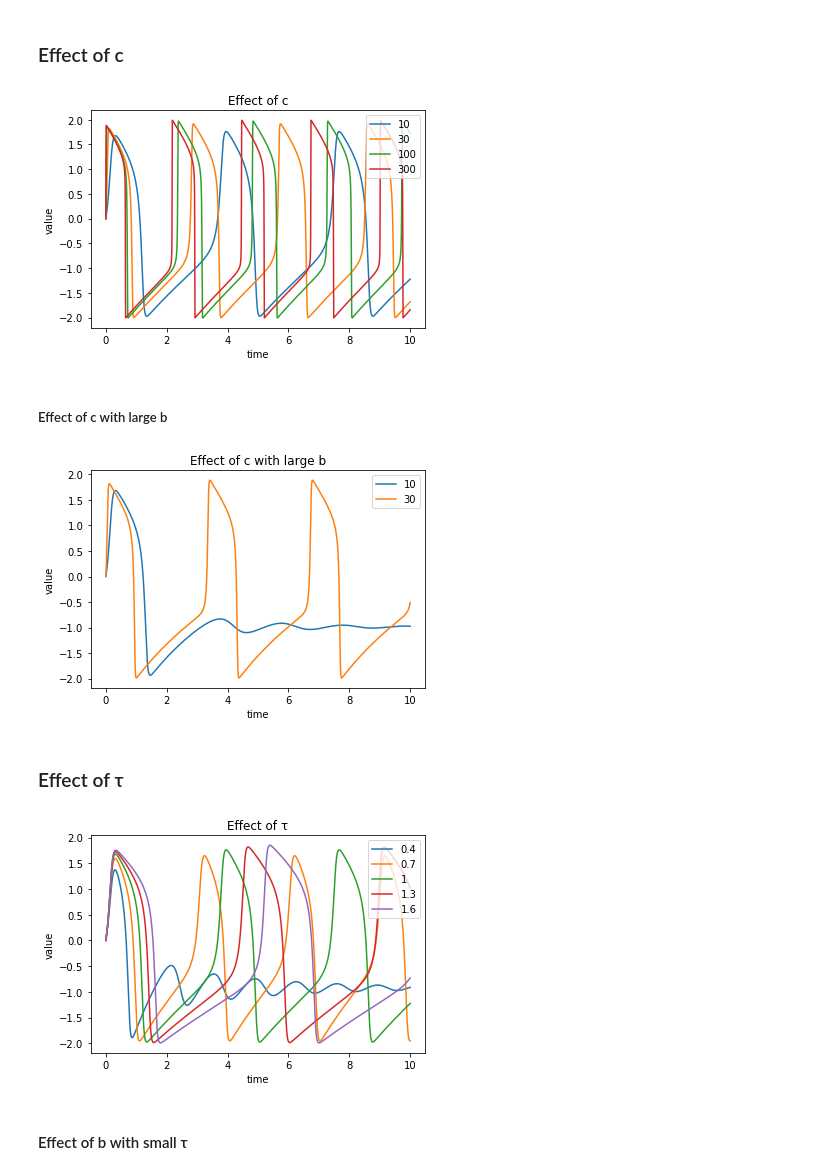
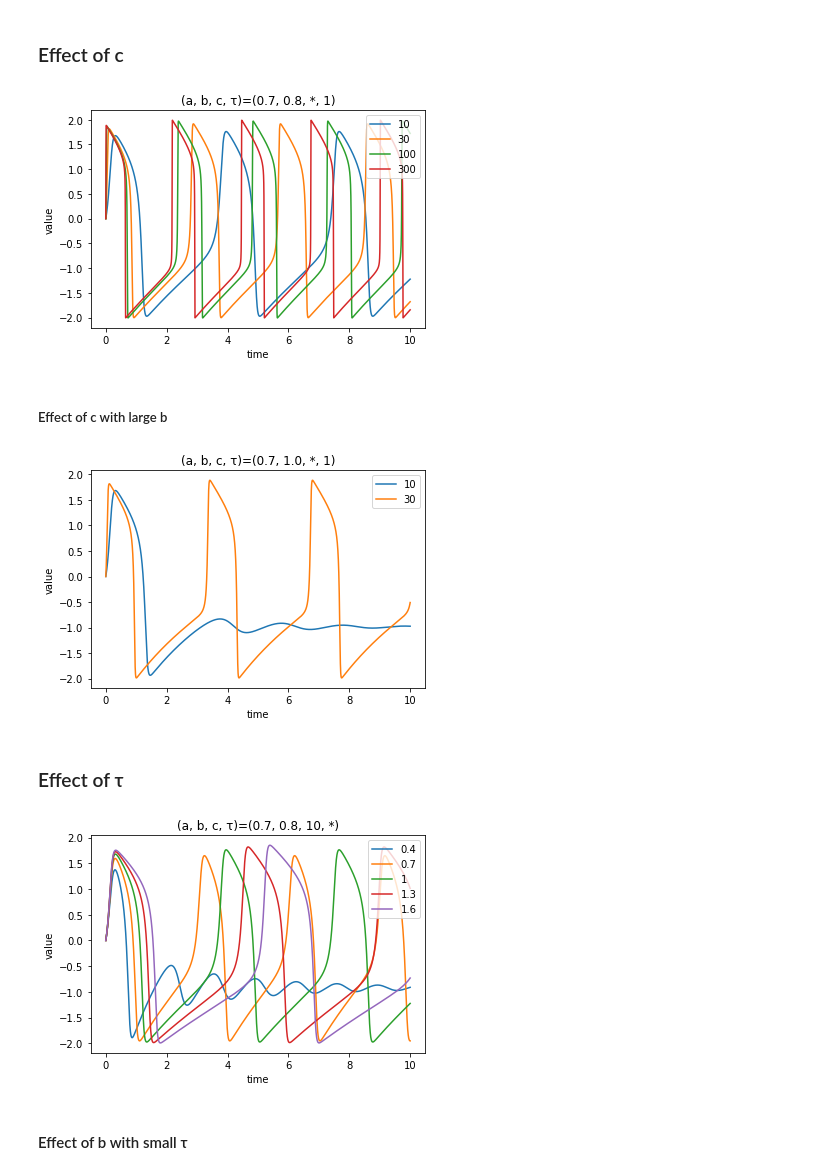
Before and after one commit to nkknj/Fitzhugh-Nagumo, a Jupyter notebook: FNmodel_behavior.ipynb, the cells around one changed output. Saved outputs shown, nothing was run; the diff lists cells and outputs as text; code cells hidden in the pictures.

```diff
--- a/FNmodel_behavior.ipynb
+++ b/FNmodel_behavior.ipynb
@@ -113,28 +113,28 @@ plt.show()
 # %%
 a=0.7
 b=0.8
 Cs=[10, 30, 100, 300]
 tau=1
 
 I=0.38
 
 for c in Cs:
     t=0
     vec=np.zeros([2, 1]).reshape(2, 1)
     while t<T:
         vec=np.c_[vec, FNmodel(vec[:, -1], I).reshape(2, 1)]
         t+=dt
 
     plt.plot(np.arange(vec.shape[1])*dt, vec[0], label=str(c))
 
 
 plt.legend(loc='upper right')
 plt.xlabel('time')
 plt.ylabel('value')
-plt.title('Effect of c')
+plt.title('(a, b, c, τ)=(0.7, 0.8, *, 1)')
 plt.show()
 # %% [output]
-[figure, old version]
+[figure, new version]
 # %% [markdown]
 ##### Effect of c with large b
 # %%
@@ -158,10 +158,10 @@ for c in Cs:
 plt.legend(loc='upper right')
 plt.xlabel('time')
 plt.ylabel('value')
-plt.title('Effect of c with large b')
+plt.title('(a, b, c, τ)=(0.7, 1.0, *, 1)')
 plt.show()
 # %% [output]
-[figure, old version]
+[figure, new version]
 # %% [markdown]
 ### Effect of τ
 # %%
@@ -185,10 +185,10 @@ for tau in Ts:
 plt.legend(loc='upper right')
 plt.xlabel('time')
 plt.ylabel('value')
-plt.title('Effect of τ')
+plt.title('(a, b, c, τ)=(0.7, 0.8, 10, *)')
 plt.show()
 # %% [output]
-[figure, old version]
+[figure, new version]
 # %% [markdown]
 #### Effect of b with small τ
 # %%
```
Also changed, not shown: parts of 5 cells of this notebook.
